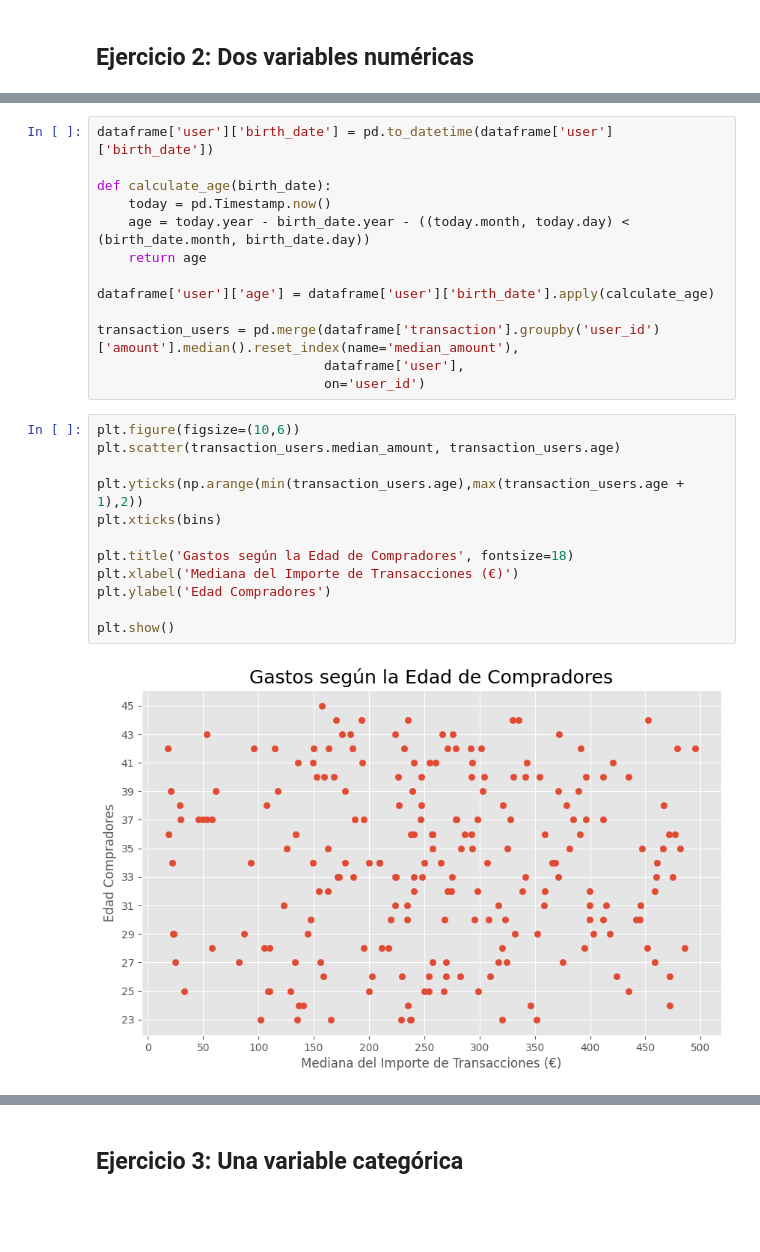
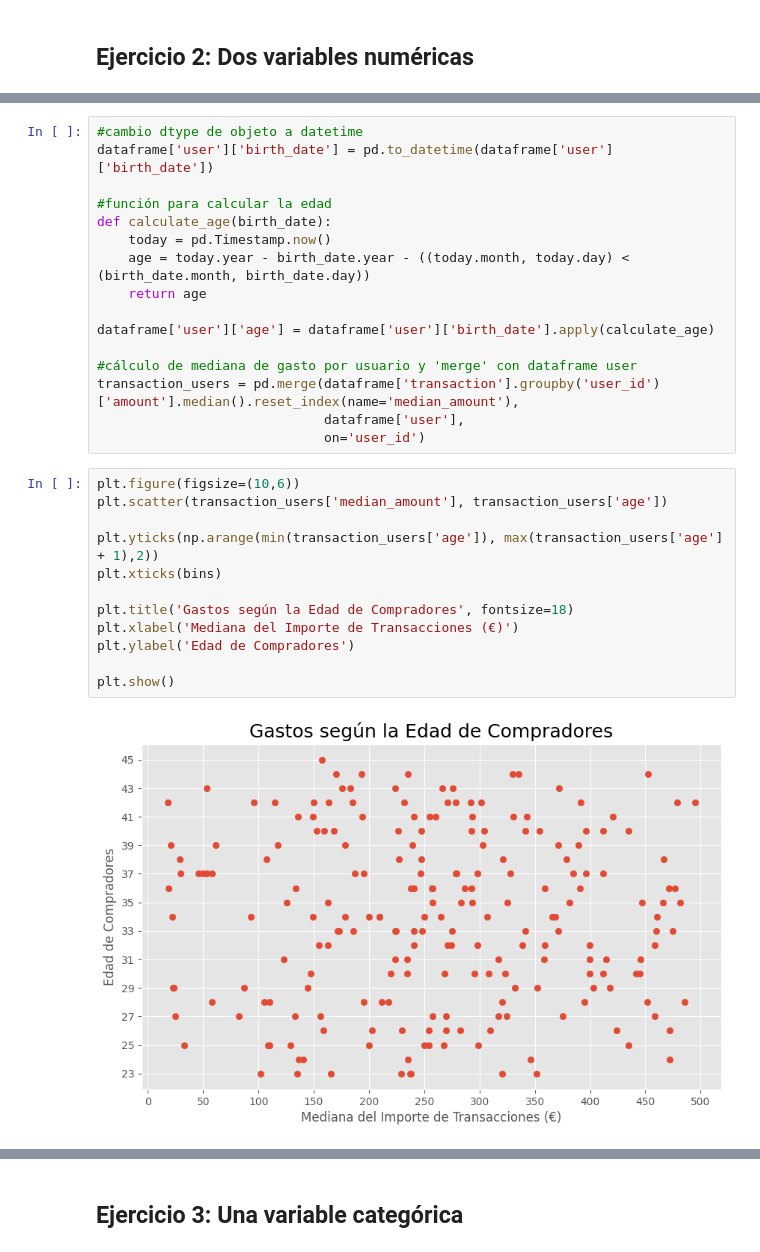
Before and after one commit to natalyamn/DataAnalytics_ITAcademy, a Jupyter notebook: 08. Sprint 8 Python/8.1 Visualizaciones en Python/Sprint8.01_NM.ipynb, the cells around one changed output, grey strips where cells are left out. Cells and saved outputs as stored; diff of their text form; blank space fills up the shorter version.

```diff
--- a/08. Sprint 8 Python/8.1 Visualizaciones en Python/Sprint8.01_NM.ipynb
+++ b/08. Sprint 8 Python/8.1 Visualizaciones en Python/Sprint8.01_NM.ipynb
@@ -115,6 +114,8 @@ En resumen, los importes de las transacciones realizadas están distribuidos de
 # %%
+#cambio dtype de objeto a datetime
 dataframe['user']['birth_date'] = pd.to_datetime(dataframe['user']['birth_date'])
 
+#función para calcular la edad
 def calculate_age(birth_date):
     today = pd.Timestamp.now()
     age = today.year - birth_date.year - ((today.month, today.day) < (birth_date.month, birth_date.day))
@@ -122,21 +123,22 @@ def calculate_age(birth_date):
 
 dataframe['user']['age'] = dataframe['user']['birth_date'].apply(calculate_age)
 
+#cálculo de mediana de gasto por usuario y 'merge' con dataframe user
 transaction_users = pd.merge(dataframe['transaction'].groupby('user_id')['amount'].median().reset_index(name='median_amount'),
                              dataframe['user'],
                              on='user_id')
 # %%
 plt.figure(figsize=(10,6))
-plt.scatter(transaction_users.median_amount, transaction_users.age)
+plt.scatter(transaction_users['median_amount'], transaction_users['age'])
 
-plt.yticks(np.arange(min(transaction_users.age),max(transaction_users.age + 1),2))
+plt.yticks(np.arange(min(transaction_users['age']), max(transaction_users['age'] + 1),2))
 plt.xticks(bins)
 
 plt.title('Gastos según la Edad de Compradores', fontsize=18)
 plt.xlabel('Mediana del Importe de Transacciones (€)')
-plt.ylabel('Edad Compradores')
+plt.ylabel('Edad de Compradores')
 
 plt.show()
 # %% [output]
-[figure, old version]
+[figure, new version]
 # %% [markdown]
```
Also changed, not shown: parts of 21 cells of this notebook.
